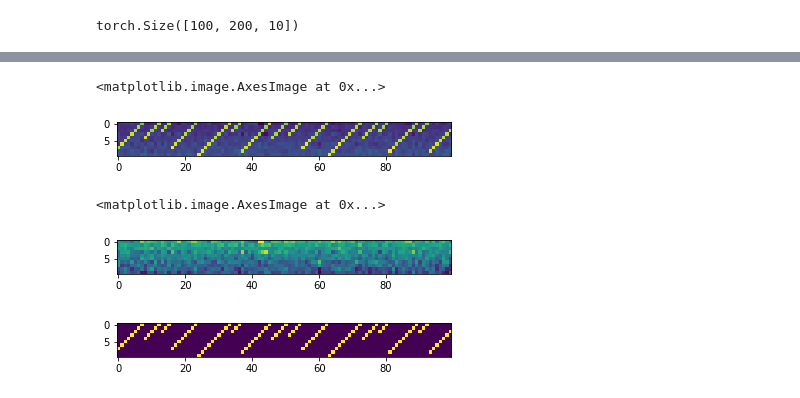
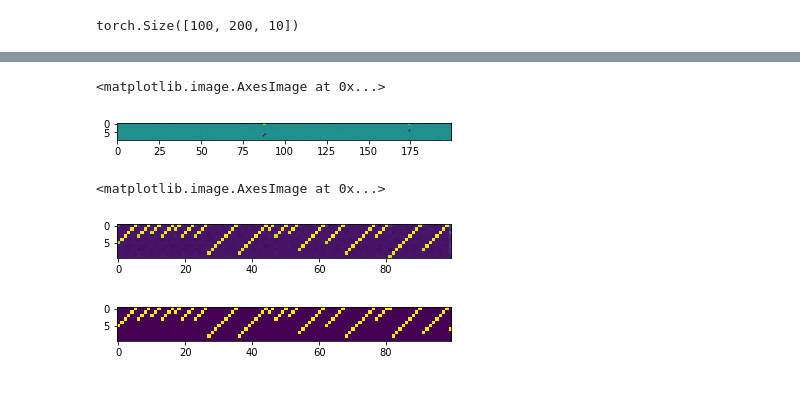
Before and after one commit to matthew9671/tauLDR, a Jupyter notebook: notebooks/transformer_lab.ipynb, the cells around one changed output, grey strips where cells are left out. Saved outputs shown, nothing was run; the diff lists cells and outputs as text; code cells hidden in the pictures.

Commit message:
Added time-conditional hollow transformers for diffusion

```diff
--- a/notebooks/transformer_lab.ipynb
+++ b/notebooks/transformer_lab.ipynb
@@ -44,8 +48,8 @@ class DirectionalTransformerBlock(nn.Module):
         elif self.direction == 'mixed':
             # concatenate both the forward mask and the backward mask
             # this time mask out the diagonals
-            forward_mask = torch.triu(torch.ones(sz, sz) * float('-inf'), diagonal=0).to(device)
-            backward_mask = torch.tril(torch.ones(sz, sz) * float('-inf'), diagonal=0).to(device)
+            forward_mask = torch.triu(torch.ones(sz, sz) * float('-inf'), diagonal=1).to(device)
+            backward_mask = torch.tril(torch.ones(sz, sz) * float('-inf'), diagonal=-1).to(device)
             mask = torch.cat([forward_mask, backward_mask], dim=1)
         else:
             return None
@@ -347,3 +355,13 @@ input_seq = torch.swapaxes(dataset, 0, 1).to(torch.float32)
 input_seq.shape
 # %% [output]
 torch.Size([100, 200, 10])
+# %%
+model = HollowTransformerEncoder(
+            num_layers=4, d_model=8, num_heads=1, dim_feedforward=16, dropout=.1,
+            num_output_FFresiduals=2, time_scale_factor=1, S=10, max_len=100,
+            temb_dim=8, use_one_hot_input=True, num_layers_per_mixed=2, device=device
+        ).to(device)
+input_seq = dataset.to(torch.float32).to(device)
+target_seq = input_seq
+input_seq = torch.argmax(input_seq, axis=-1)
+print(input_seq.shape)
@@ -359,11 +379,11 @@ num_epochs = 1000
 # model = HollowTransformer(depth=3,
 #                           embed_size=embed_size, heads=heads,
 #                           dropout=dropout, forward_expansion=forward_expansion,
-#                           offset=True)
+#                           offset=True).to(device)
 
-model = BiXLNet(seq_len=seq_len, depth=3,
-                embed_size=embed_size, heads=heads,
-                dropout=dropout, forward_expansion=forward_expansion)
+# model = BiXLNet(seq_len=seq_len, depth=3,
+#                 embed_size=embed_size, heads=heads,
+#                 dropout=dropout, forward_expansion=forward_expansion).to(device)
 
 params = model.parameters()
 criterion = torch.nn.MSELoss()  # Adjust based on data type
@@ -375,11 +395,11 @@ pbar = trange(num_epochs)
 # Training loop
 for epoch in pbar:
     optimizer.zero_grad()
-    output = model(input_seq)
-    loss = criterion(output, input_seq)
+    output = model(input_seq, torch.ones((num_seqs,)).to(device) * 0)
+    loss = criterion(output, target_seq)
     loss.backward()
-    losses.append(loss.detach())
-    pbar.set_description("Loss:{:.4f}".format(loss.detach().numpy()))
+    losses.append(loss.detach().cpu())
+    pbar.set_description("Loss:{:.4f}".format(loss.detach().cpu().numpy()))
     optimizer.step()
 # %%
 plt.plot(losses)
@@ -389,19 +409,21 @@ plt.plot(losses)
 # %%
-model.eval()
-
+model.eval().to(device)
+input_seq = input_seq.to(device)
+model.device = device
 with torch.no_grad():
-    out_seq = model(input_seq)
+    out_seq = model(input_seq, torch.ones((num_seqs,)).to(device) * 0)
 # %%
 id = 3
-plt.imshow((input_seq-out_seq).numpy()[:,id].T)
+plt.imshow((target_seq.cpu()-out_seq.cpu()).numpy()[:,id].T)
 # %% [output]
 <matplotlib.image.AxesImage at 0x...>
-[figure, old version]
+[figure, new version]
 # %%
-plt.imshow(out_seq.numpy()[:,id].T)
+id += 1
+plt.imshow(out_seq.cpu().numpy()[id].T)
 plt.figure()
-plt.imshow(input_seq[:,id].T)
+plt.imshow(target_seq.cpu()[id].T)
 # %% [output]
 <matplotlib.image.AxesImage at 0x...>
-[figure, old version]
+[figure, new version]
-[figure, old version]
+[figure, new version]
```
Also changed, not shown: parts of 10 cells of this notebook, 2 other files.
